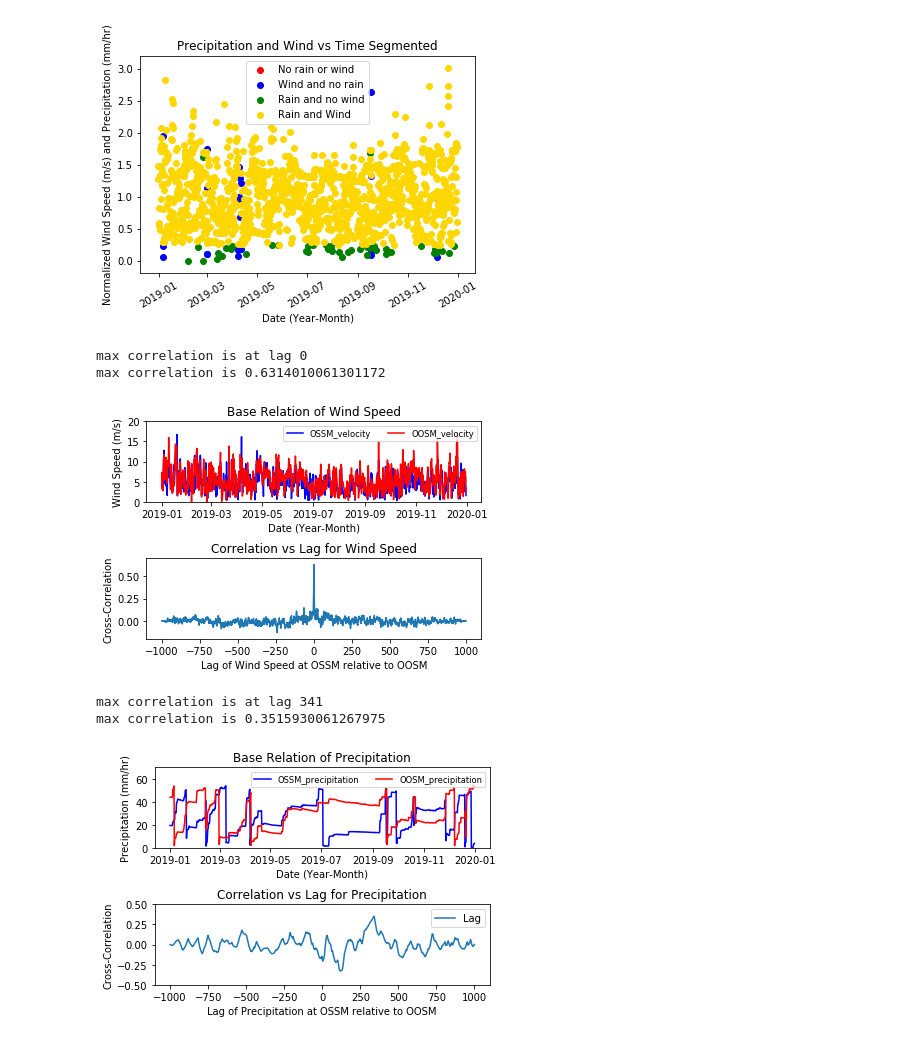
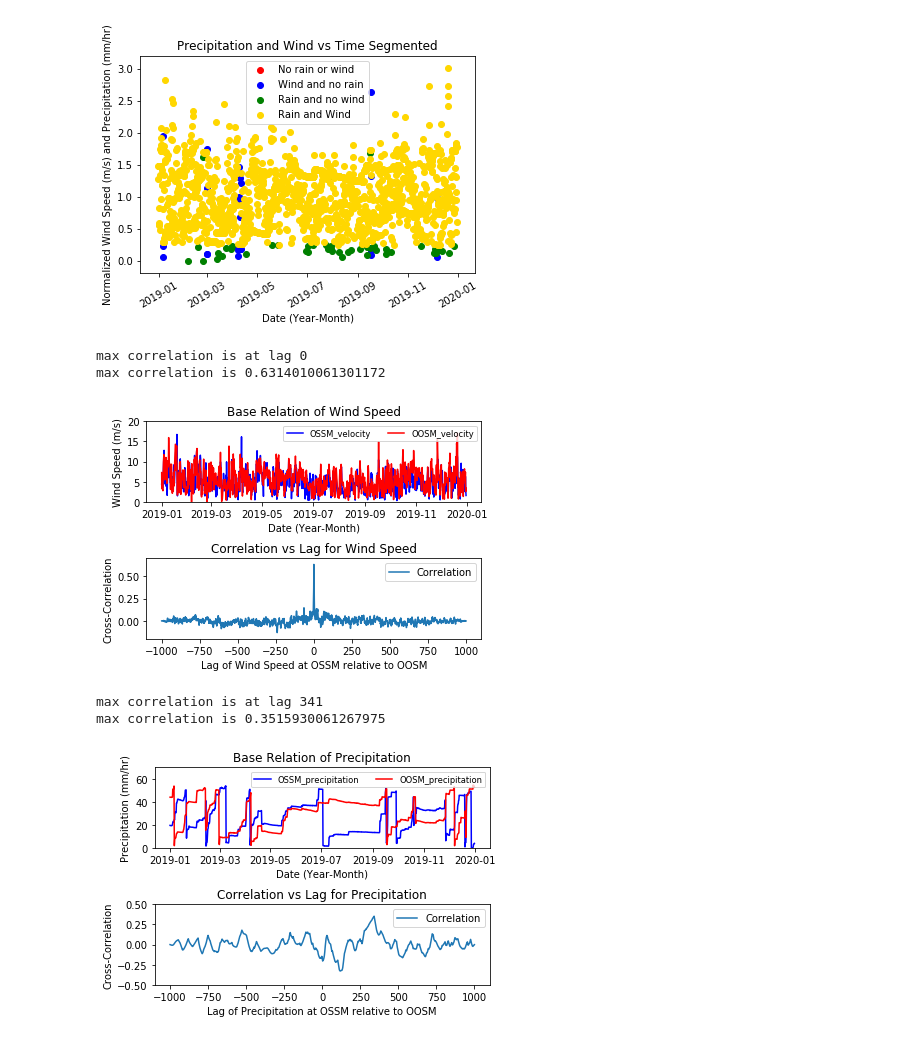
Before and after one commit to neil-uwb/Meteo-Project, a Jupyter notebook: Meteo Project.ipynb, the cells around one changed output. Drawn from its saved outputs; the diff is of its cells as text; code cells hidden in the pictures.

```diff
--- a/Meteo Project.ipynb
+++ b/Meteo Project.ipynb
@@ -138,35 +138,36 @@ lags = np.arange(-len(y1) + 1, len(y1))
 ccov = np.correlate(y1 - y1.mean(), y2 - y2.mean(), mode='full')
 ccor = ccov / (len(y1) * y1.std() * y2.std())
 
 fig, axs = plt.subplots(nrows=2)
 fig.subplots_adjust(hspace=0.4)
 ax = axs[0]
 ax.plot(x, y1, 'b', label='OSSM_velocity')
 ax.plot(x, y2, 'r', label='OOSM_velocity')
 ax.set_ylim(0, 20)
 ax.legend(loc='upper right', fontsize='small', ncol=2)
 ax.set_title('Base Relation of Wind Speed')
 ax.set_ylabel('Wind Speed (m/s)')
 ax.set_xlabel('Date (Year-Month)')
 
 
 ax = axs[1]
-ax.plot(lags, ccor)
+ax.plot(lags, ccor, label='Correlation')
+ax.legend()
 ax.set_ylim(-.2, .7)
 ax.set_ylabel('Cross-Correlation')
 ax.set_xlabel('Lag of Wind Speed at OSSM relative to OOSM')
 ax.set_title('Correlation vs Lag for Wind Speed')
 
 plt.subplots_adjust(hspace=.7)
 
 maxlag = lags[np.argmax(ccor)]
 print("max correlation is at lag %d" % maxlag)
 maxccor = np.max(ccor)
 print('max correlation is ' + str(maxccor))
 # %% [output]
 max correlation is at lag 0
 max correlation is 0.6314010061301172
-[figure, old version]
+[figure, new version]
 # %%
 y1 = np.asarray(OSSM_precipitation)
 y2 = np.asarray(OOSM_precipitation)
@@ -189,7 +190,7 @@ ax.set_ylabel('Precipitation (mm/hr)')
 ax.set_xlabel('Date (Year-Month)')
 
 ax = axs[1]
-ax.plot(lags, ccor, label='Lag')
+ax.plot(lags, ccor, label='Correlation')
 ax.legend()
 ax.set_ylim(-.5, .5)
 ax.set_ylabel('Cross-Correlation')
@@ -205,4 +206,4 @@ print('max correlation is ' + str(maxccor))
 # %% [output]
 max correlation is at lag 341
 max correlation is 0.3515930061267975
-[figure, old version]
+[figure, new version]
```
